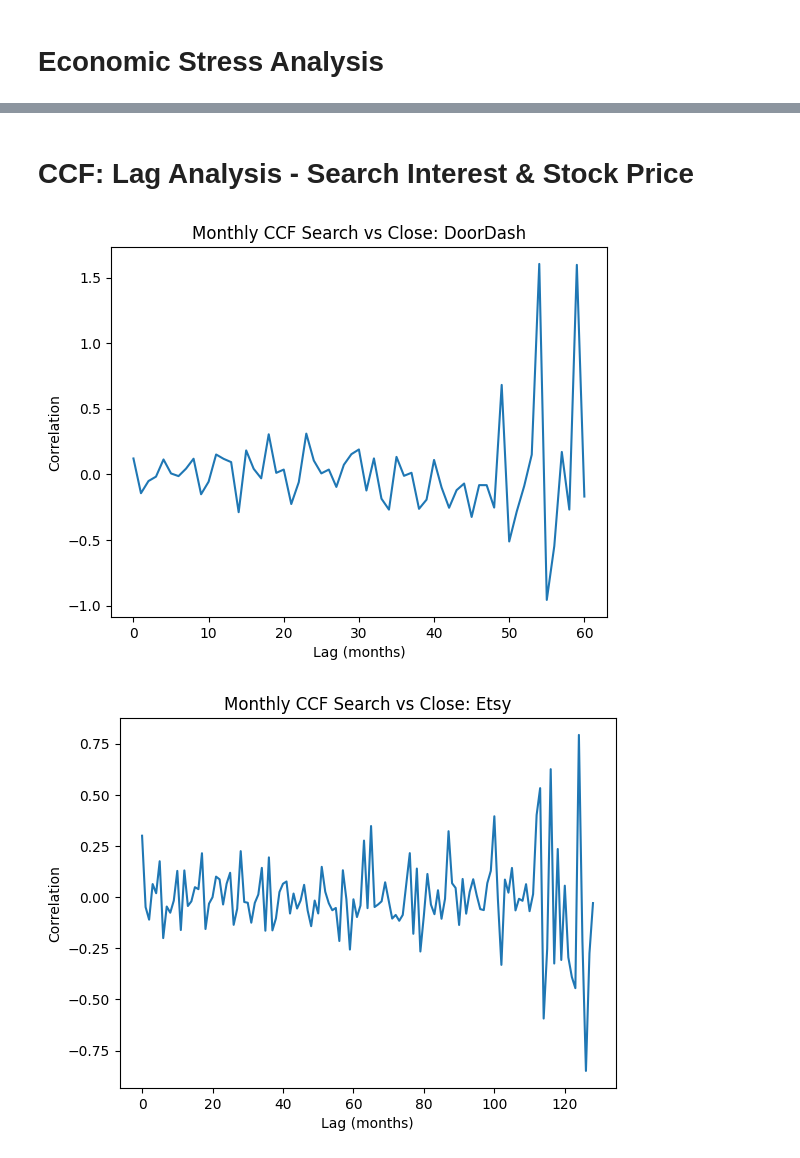
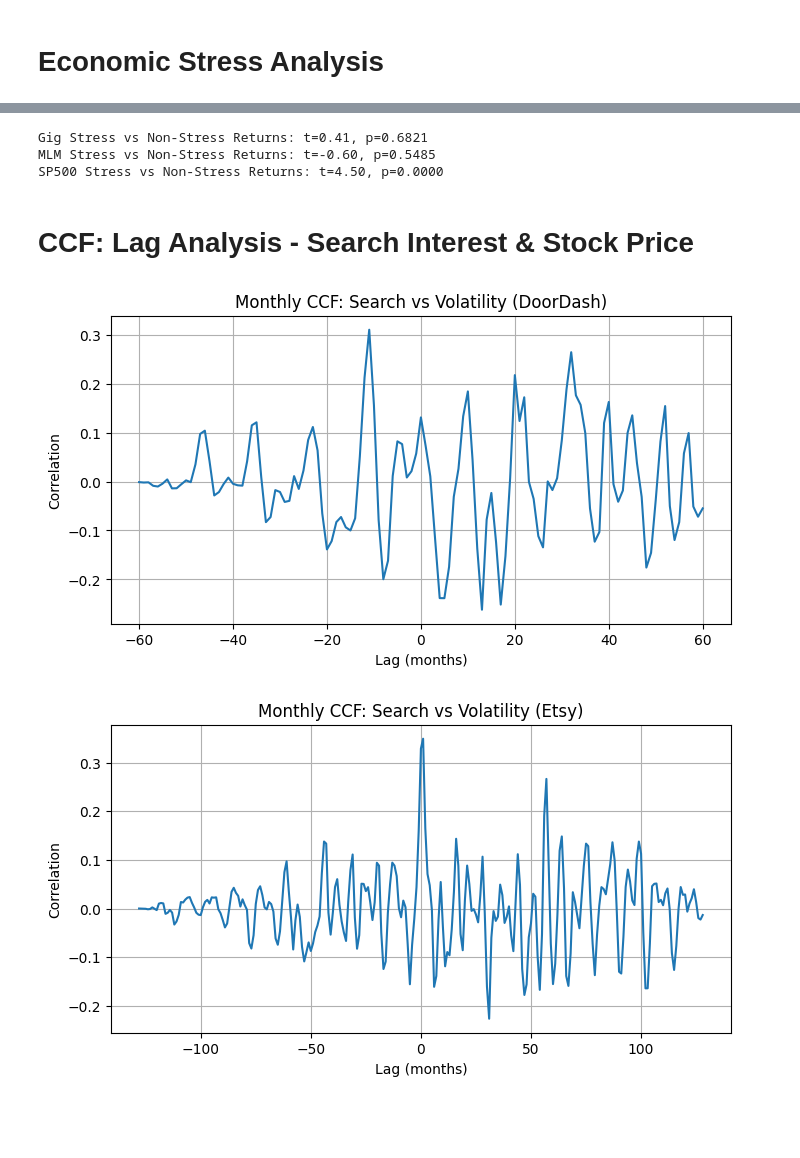
Before and after one commit to milleau98/2026-gig-data-analysis, a Jupyter notebook: notebooks/data-analyses/correlation_analyses.ipynb, the cells around one changed output, grey strips where cells are left out. Drawn from its saved outputs; the diff is of its cells as text; code cells hidden in the pictures; blank space fills up the shorter version.

```diff
--- a/notebooks/data-analyses/correlation_analyses.ipynb
+++ b/notebooks/data-analyses/correlation_analyses.ipynb
@@ -206,0 +189,16 @@ df.head()
+# %%
+import scipy.stats as stats
+
+# Define economic stress periods
+
+df['unemployment_z'] = stats.zscore(df['unemployment_data_monthly'].fillna(method='ffill'))
+df['cpi_z'] = stats.zscore(df['cpi_data_monthly'].fillna(method='ffill'))
+df['consumer_sentiment_z'] = stats.zscore(df['consumer_sentiment_data_monthly'].fillna(method='ffill'))
+
+# Define stress based on z-score threshold
+df['EconomicStress'] = (
+    (df['unemployment_z'] > 1) |      # high unemployment
+    (df['cpi_z'] > 1) |               # high inflation
+    (df['consumer_sentiment_z'] < -1) # low consumer sentiment
+)
+df.head()
@@ -373,33 +342,54 @@ TtestResult(statistic=np.float64(-3.9003833553017824), pvalue=np.float64(9.60952
+# %%
+from scipy.stats import ttest_ind
+
+# T-tests: Stress vs. Non-Stress Returns
+
+for g in ['Gig','MLM','SP500']:
+    stress = df[(df['CompanyType']==g) & (df['EconomicStress']==True)]['Return'].dropna()
+    nonstress = df[(df['CompanyType']==g) & (df['EconomicStress']==False)]['Return'].dropna()
+    t_stat, p_val = ttest_ind(stress, nonstress)
+    print(f"{g} Stress vs Non-Stress Returns: t={t_stat:.2f}, p={p_val:.4f}")
+# %% [output]
+Gig Stress vs Non-Stress Returns: t=0.41, p=0.6821
+MLM Stress vs Non-Stress Returns: t=-0.60, p=0.5485
+SP500 Stress vs Non-Stress Returns: t=4.50, p=0.0000
 # %% [markdown]
 # CCF: Lag Analysis - Search Interest & Stock Price
 # %%
 from statsmodels.tsa.stattools import ccf
+import numpy as np
 import matplotlib.pyplot as plt
 
-# monthly
 companies = df['company'].unique()
 
 for c in companies:
     temp = df[df['company'] == c].copy()
-
     temp = temp.sort_values(['year', 'month'])
-
-    # create time index
     temp['date'] = pd.to_datetime(temp[['year','month']].assign(day=1))
     temp = temp.set_index('date')
 
+    if temp['SearchInterest'].notna().sum() > 10:
+        # Smoothed monthly change in search interest
+        x = temp['SearchInterest'].diff().rolling(3).mean().fillna(0)
+        # 3-month rolling volatility of returns
+        y = temp['Close'].pct_change().rolling(3).std().fillna(0)
 
-    if temp['SearchInterest'].notna().sum() > 10:
-        x = temp['SearchInterest'].diff().fillna(0)
-        y = temp['Close'].pct_change().fillna(0)
+        # Normalized CCF function
+        def normalized_ccf(x, y):
+            x = (x - np.mean(x)) / np.std(x)
+            y = (y - np.mean(y)) / np.std(y)
+            return np.correlate(x, y, mode='full') / len(x)
 
-        ccf_vals = ccf(x, y)
+        ccf_vals = normalized_ccf(x, y)
+        lags = np.arange(-(len(x)-1), len(x))  # label lags in months
 
-        plt.plot(ccf_vals)
-        plt.title(f'Monthly CCF Search vs Close: {c}')
+        plt.figure(figsize=(8,4))
+        plt.plot(lags, ccf_vals)
+        plt.title(f'Monthly CCF: Search vs Volatility ({c})')
         plt.xlabel('Lag (months)')
         plt.ylabel('Correlation')
+        plt.grid(True)
         plt.show()
 # %% [output]
-[figure, old version]
+[figure, new version]
-[figure, old version]
+[figure, new version]
```
Also changed, not shown: parts of 19 cells of this notebook.
